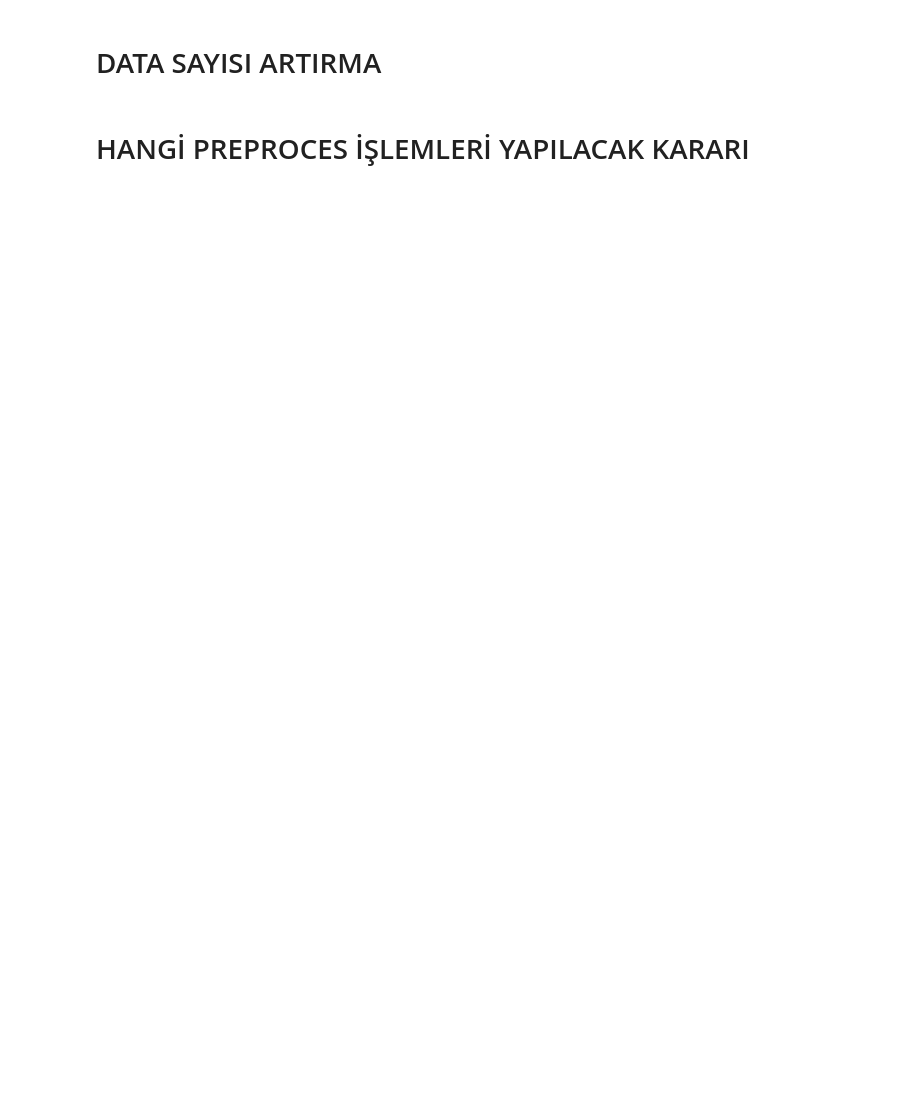
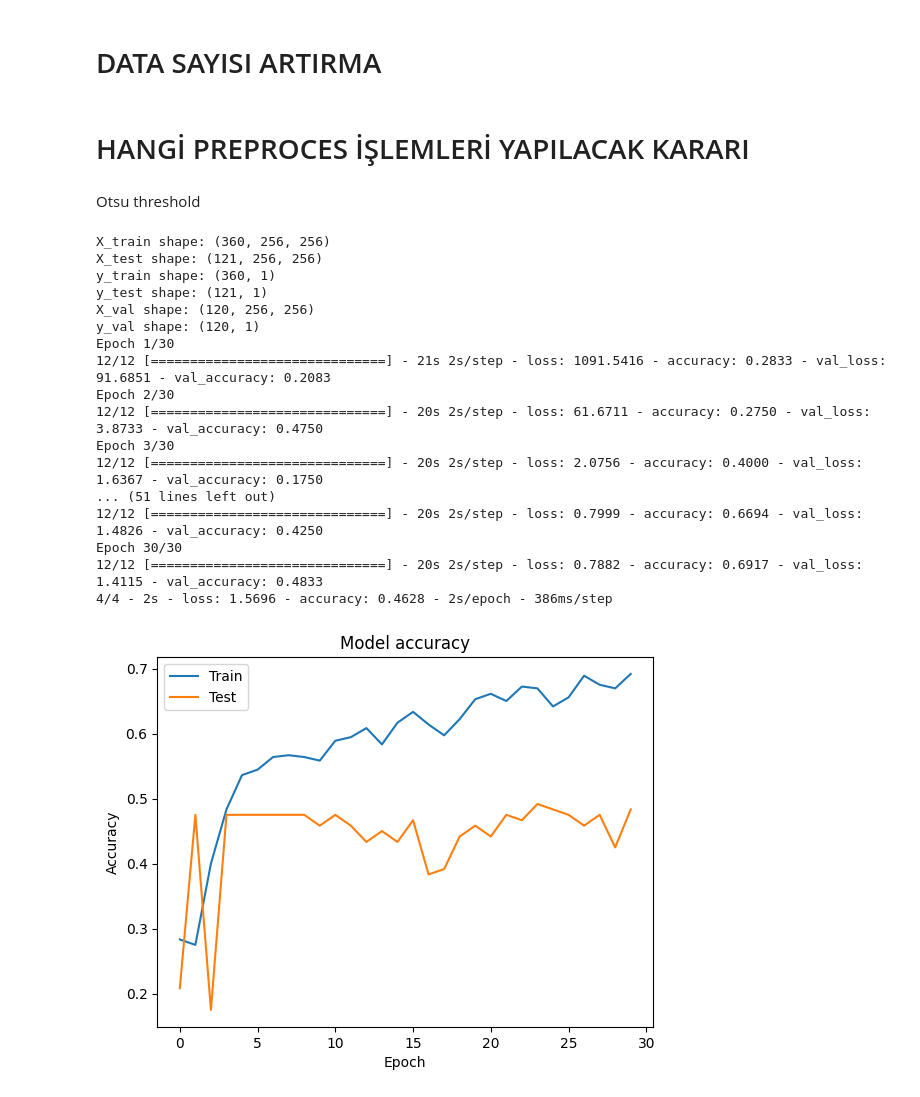
Before and after one commit to semooww/DSCP, a Jupyter notebook: dscp.ipynb, the cells around one changed output. Saved outputs shown, nothing was run; the diff lists cells and outputs as text; code cells hidden in the pictures; blank space fills up the shorter version.

Commit message:
seperate model for otsu

```diff
--- a/dscp.ipynb
+++ b/dscp.ipynb
@@ -101,6 +94,12 @@ def deleteBlackAreas(filename):
         return crop1
     else:
         return cv2.resize(img, image_size, interpolation=cv2.INTER_AREA)
+
+def otsu_threshold(imgp):
+    imggray = cv2.cvtColor(imgp, cv2.COLOR_BGR2GRAY)
+    #imgcon = (img1/256).astype('uint8')
+    ret, img8b = cv2.threshold(imggray,0,255,cv2.THRESH_BINARY+cv2.THRESH_OTSU)
+    return img8b
 # %%
 #Display Random 4 image to see what we have up to now
 np.random.seed(SEED)
@@ -134,6 +133,8 @@ def create_dataset(df, mode=0):
         img = deleteBlackAreas(filename)
         if mode == 1:
             img = normalize_histograms(img)
+        elif mode == 2:
+            img = otsu_threshold(img) #thing here
         label = df.iloc[i]["class-label"]
         images.append(img)
         labels.append(label)
@@ -311,3 +324,46 @@ plot_history(history_normalized)
 # DATA SAYISI ARTIRMA
 # %% [markdown]
 # HANGİ PREPROCES İŞLEMLERİ YAPILACAK KARARI
+# %% [markdown]
+Otsu threshold
+# %%
+#images, labels = create_dataset(df, 2)
+modelotsu = Sequential([
+    Conv2D(32, (3, 3), activation='relu', padding="same", input_shape=[256, 256, 1]),
+    MaxPooling2D(),
+    Conv2D(64, (2, 2), padding="same", activation='relu'),
+    MaxPooling2D(),
+    Conv2D(64, (2, 2), padding="same", activation='relu'),
+    Flatten(),
+    Dense(128, activation='relu'),
+    Dense(4, activation='softmax')
+])
+
+[X_train, X_test, y_train, y_test, X_val, y_val] = create_dataset(df, 2)
+
+modelotsu.compile(loss=tf.keras.losses.SparseCategoricalCrossentropy(),
+              optimizer=tf.keras.optimizers.Adam(learning_rate=0.001),
+              metrics=['accuracy'])
+history_otsu = modelotsu.fit(X_train, y_train.flatten(), batch_size=BATCH_SIZE, epochs=EPOCHS,
+                               validation_data=(X_val, y_val.flatten()))
+modelotsu.evaluate(X_test, y_test.flatten(), verbose=2)
+plot_history(history_otsu)
+# %% [output]
+X_train shape: (360, 256, 256)
+X_test shape: (121, 256, 256)
+y_train shape: (360, 1)
+y_test shape: (121, 1)
+X_val shape: (120, 256, 256)
+y_val shape: (120, 1)
+Epoch 1/30
+12/12 [==============================] - 21s 2s/step - loss: 1091.5416 - accuracy: 0.2833 - val_loss: 91.6851 - val_accuracy: 0.2083
+Epoch 2/30
+12/12 [==============================] - 20s 2s/step - loss: 61.6711 - accuracy: 0.2750 - val_loss: 3.8733 - val_accuracy: 0.4750
+Epoch 3/30
+12/12 [==============================] - 20s 2s/step - loss: 2.0756 - accuracy: 0.4000 - val_loss: 1.6367 - val_accuracy: 0.1750
+... (51 lines left out)
+12/12 [==============================] - 20s 2s/step - loss: 0.7999 - accuracy: 0.6694 - val_loss: 1.4826 - val_accuracy: 0.4250
+Epoch 30/30
+12/12 [==============================] - 20s 2s/step - loss: 0.7882 - accuracy: 0.6917 - val_loss: 1.4115 - val_accuracy: 0.4833
+4/4 - 2s - loss: 1.5696 - accuracy: 0.4628 - 2s/epoch - 386ms/step
+[figure, added]
```
Also changed, not shown: parts of 10 cells of this notebook.
